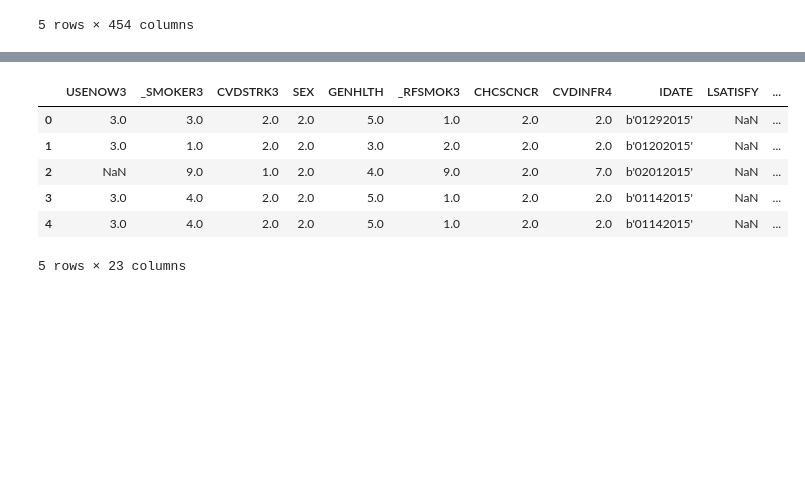
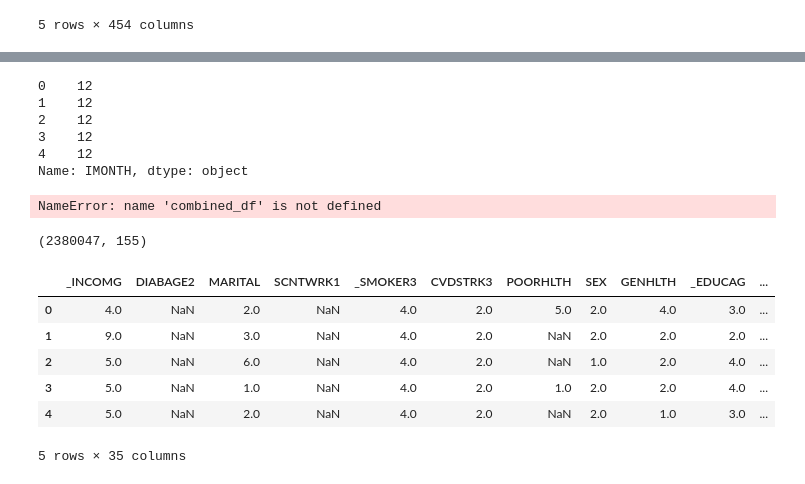
Before and after one commit to kkruel8100/Diabetes-Machine-Learning, a Jupyter notebook: main.ipynb, the cells around one changed output, grey strips where cells are left out. Cells and saved outputs as stored; diff of their text form; code cells hidden in the pictures; blank space fills up the shorter version.

Commit message:
kk - update column names, add date column, create sample df, create csv

```diff
--- a/main.ipynb
+++ b/main.ipynb
@@ -112,0 +105,9 @@ combined_df.head()
+# %%
+# Function to clean string
+def clean_string(string_value):
+    cleaned_value = string_value.replace("b'", "").replace("'", "").strip()
+    return cleaned_value
+
+# Apply the clean function to the 'IYEAR' column
+combined_df["IYEAR"] = combined_df['IYEAR'].apply(clean_string)
+combined_df["IYEAR"].head()
@@ -113,39 +121,62 @@ combined_df.head()
+# %%
+# Apply the clean function to the 'IMONTH' column
+combined_df["IMONTH"] = combined_df['IMONTH'].apply(clean_string)
+combined_df["IMONTH"].head()
+# %% [output]
+0    12
+1    12
+2    12
+3    12
+4    12
+Name: IMONTH, dtype: object
+# %%
+combined_df['month_year'] = pd.to_datetime(combined_df['IYEAR'].astype(str) + '-' + combined_df['IMONTH'].astype(str), format='%Y-%m')
+# %%
+combined_df.head()
+# %% [output]
+NameError: name 'combined_df' is not defined
+# %%
+combined_df.drop(columns=['IYEAR', 'IMONTH', 'IDAY', "IDATE"], inplace=True)
+# %%
+combined_df.shape
+# %% [output]
+(2380047, 155)
 # %%
 # Drop unnecessary columns.
-drop = combined_df.drop([
+reduced_df = combined_df.drop([
     # non-health related columns
-    '_STATE', 'FMONTH', 'IMONTH', 'IYEAR', 'IDAY',  'SEQNO', 'DISPCODE', '_PSU', 'CTELENUM', 'NUMADULT', 'NUMMEN', 'NUMWOMEN', 'CTELNUM1', 'CELLFON2', 'CADULT', 'PVTRESD2',
-    'CSTATE', 'LANDLINE', 'MARITAL', 'EDUCA', 'RENTHOM1', 'NUMHHOL2', 'NUMPHON2', 'CPDEMO1', 'VETERAN3', 'CHILDREN', 'INCOME2', '_INCOMG', '_EDUCAG', '_CHLDCNT',
-     '_CLLCPWT', '_STRWT', '_RAWRAKE', '_WT2RAKE',
+    'FMONTH', 'SEQNO', 'DISPCODE', '_PSU', 'CTELENUM', 'NUMADULT', 'NUMMEN', 'NUMWOMEN', 'CTELNUM1', 'CELLFON2', 'CADULT', 'PVTRESD2',
+    'CSTATE', 'LANDLINE', 'RENTHOM1', 'NUMHHOL2', 'NUMPHON2', 'CPDEMO1', 'VETERAN3', 'CHILDREN', 'INCOME2', '_CHLDCNT',
+    '_CLLCPWT', '_STRWT', '_RAWRAKE', '_WT2RAKE',
     '_STSTR', 'MSCODE', 'QSTLANG', 'QSTVER', 'RCSRLTN2', 'RCSGENDR', 'SCNTLWK1',
-    'SCNTLPAD', 'SCNTWRK1', 'SCNTPAID', 'SEATBELT', '_LLCPWT',
+    'SCNTLPAD', 'SCNTPAID', 'SEATBELT', '_LLCPWT',
     # health related columns
-    'HTIN4', '_RFHLTH', 'WTKG3',
+    'USENOW3',
+    'HTIN4', 'WTKG3',
     'HTM4', 'DROCDY3_', '_BMI5', 'STOPSMK2', 'LASTSMK2', 'PERSDOC2', 'MEDCOST', 'CHECKUP1',
-     'CHCOCNCR', 'CHCKIDNY', '_AIDTST3', '_PNEUMO2', '_RFSEAT3',
+    'CHCOCNCR', 'CHCKIDNY', '_AIDTST3', '_PNEUMO2', '_RFSEAT3',
     '_RFSEAT2', '_AGE65YR', '_AGE_G', 'LASTSIG3', 'HADSGCO1', 'HADSIGM3', 'LSTBLDS3', 'BLDSTOOL',
     'PSATEST1', 'PSATIME', 'LENGEXAM', 'PROFEXAM',
     'LASTPAP2', 'HADPAP2', 'HOWLONG', 'HADMAM', 'HPVADSHT', 'HPVADVC2',
-     'ASINHALR', 'ASTHMED3',
+    'ASINHALR', 'ASTHMED3',
     'ASNOSLEP', 'ASYMPTOM', 'ASACTLIM', 'ASRCHKUP', 'ASDRVIST', 'ASERVIST', 'ASATTACK',
-    'PAINACT2', 'EYEEXAM', 'FEETCHK', 'CHKHEMO3', 'FEETCHK2', 'HIVTSTD3',
+    'EYEEXAM', 'FEETCHK', 'CHKHEMO3', 'FEETCHK2', 'HIVTSTD3',
     'HIVTST6', 'PNEUVAC3', 'IMFVPLAC', 'FLSHTMY2',
-    '_CASTHM1', '_ASTHMS1', '_DRDXAR1',  'DRNKANY5', '_RFBING5', 'CASTHNO2', 'CASTHDX2',
+    '_CASTHM1', '_ASTHMS1', '_DRDXAR1', '_RFBING5', 'CASTHNO2', 'CASTHDX2',
     'MAXDRNKS', 'DRNK3GE5', 'AVEDRNK2', 'ALCDAY5', 'LASTSMK2', 'STOPSMK2', 'SMOKDAY2', 'USEEQUIP', 'EMTSUPRT',
-    'ASTHMAGE','ASTHNOW', '_RFBMI5', '_BMI5CAT','QLMENTL2', 'QLSTRES2', 'QLHLTH2',
+    'ASTHMAGE','ASTHNOW', '_RFBMI5', 'QLMENTL2', 'QLSTRES2', 'QLHLTH2',
     '_HCVU651', 'WEIGHT2','HEIGHT3', 'SMOKE100', 'PREGNANT',
     # Exercise related columns
     'EXERANY2',
-    '_TOTINDA', 'POORHLTH',
     # Diabetes related columns
-    'DIABEDU', 'DIABEYE', 'DOCTDIAB', 'BLDSUGAR', 'INSULIN', 'DIABAGE2', 'PDIABTST',
+    'DIABEDU', 'DIABEYE', 'DOCTDIAB', 'BLDSUGAR', 'INSULIN', 'PDIABTST',
     ], axis=1)
-drop.head()
+reduced_df.head()
 # %% [output]
-|  | USENOW3 | _SMOKER3 | CVDSTRK3 | SEX | GENHLTH | _RFSMOK3 | CHCSCNCR | CVDINFR4 | IDATE | LSATISFY | ... |
-| 0 | 3.0 | 3.0 | 2.0 | 2.0 | 5.0 | 1.0 | 2.0 | 2.0 | b'01292015' | NaN | ... |
-| 1 | 3.0 | 1.0 | 2.0 | 2.0 | 3.0 | 2.0 | 2.0 | 2.0 | b'01202015' | NaN | ... |
-| 2 | NaN | 9.0 | 1.0 | 2.0 | 4.0 | 9.0 | 2.0 | 7.0 | b'02012015' | NaN | ... |
-| 3 | 3.0 | 4.0 | 2.0 | 2.0 | 5.0 | 1.0 | 2.0 | 2.0 | b'01142015' | NaN | ... |
-| 4 | 3.0 | 4.0 | 2.0 | 2.0 | 5.0 | 1.0 | 2.0 | 2.0 | b'01142015' | NaN | ... |
+|  | _INCOMG | DIABAGE2 | MARITAL | SCNTWRK1 | _SMOKER3 | CVDSTRK3 | POORHLTH | SEX | GENHLTH | _EDUCAG | ... |
+| 0 | 4.0 | NaN | 2.0 | NaN | 4.0 | 2.0 | 5.0 | 2.0 | 4.0 | 3.0 | ... |
+| 1 | 9.0 | NaN | 3.0 | NaN | 4.0 | 2.0 | NaN | 2.0 | 2.0 | 2.0 | ... |
+| 2 | 5.0 | NaN | 6.0 | NaN | 4.0 | 2.0 | NaN | 1.0 | 2.0 | 4.0 | ... |
+| 3 | 5.0 | NaN | 1.0 | NaN | 4.0 | 2.0 | 1.0 | 2.0 | 2.0 | 4.0 | ... |
+| 4 | 5.0 | NaN | 2.0 | NaN | 4.0 | 2.0 | NaN | 2.0 | 1.0 | 3.0 | ... |
-5 rows × 23 columns
+5 rows × 35 columns
```
Also changed, not shown: parts of 19 cells of this notebook, 2 other files.
